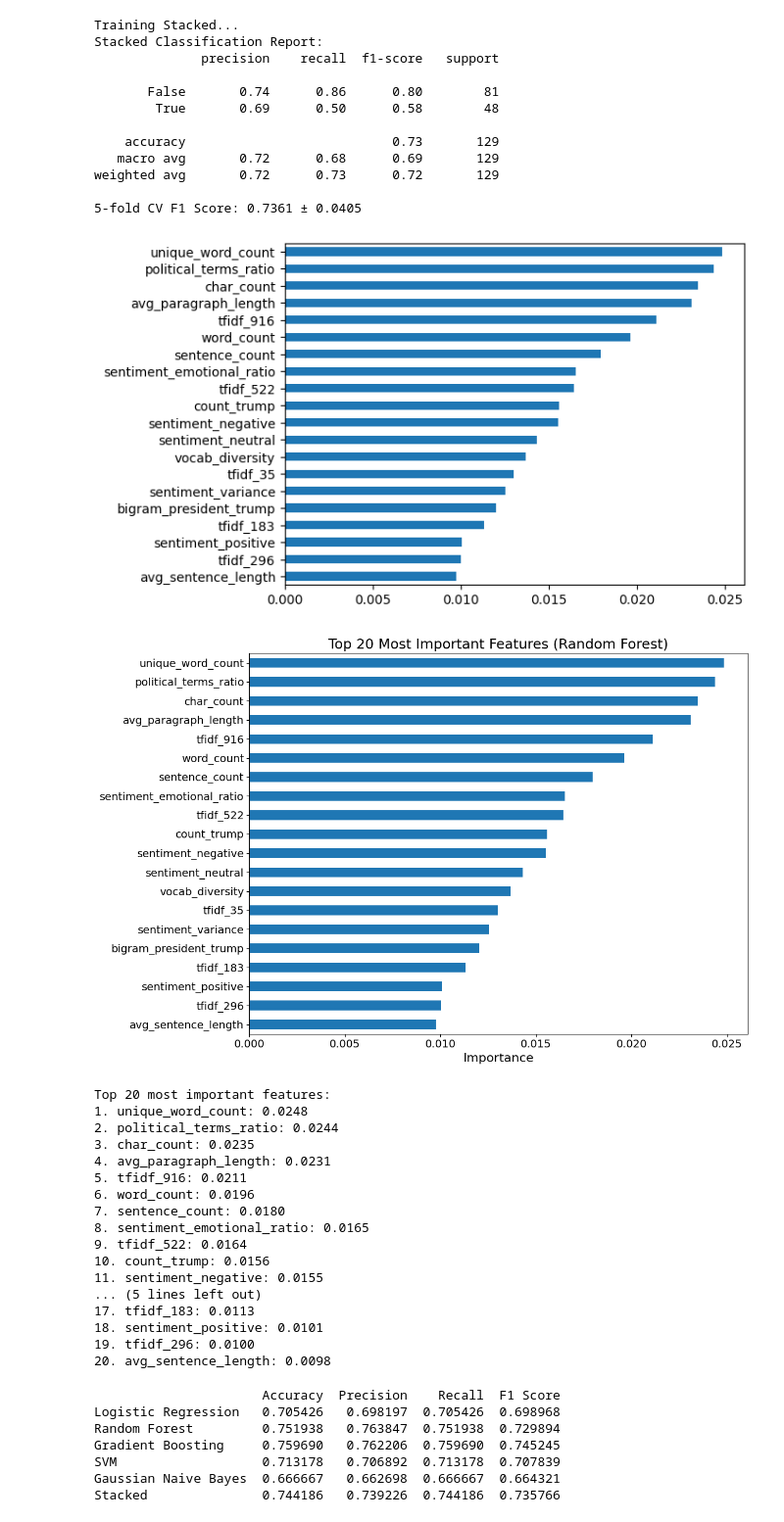
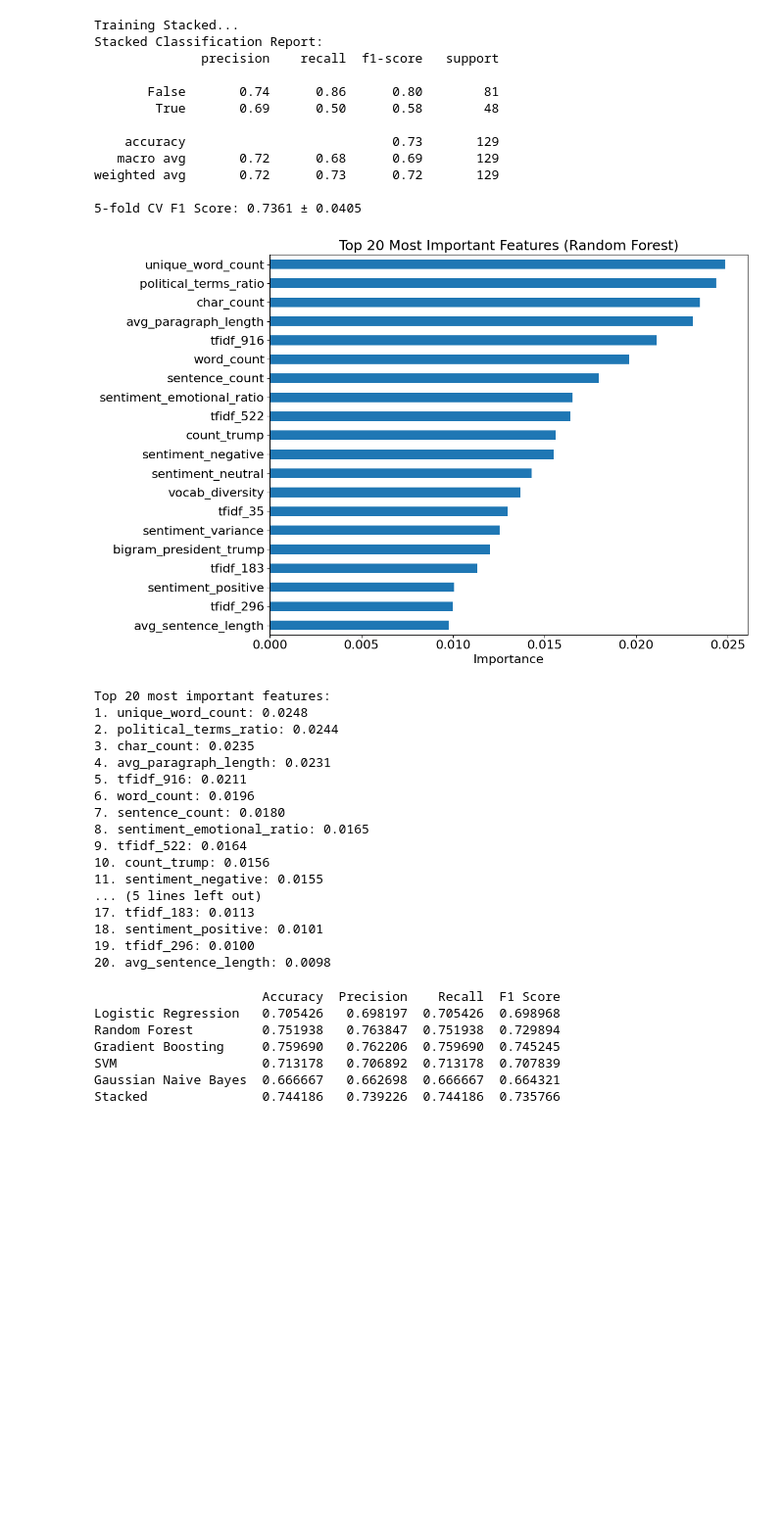
Before and after one commit to dlqnt/DAT550-Project, a Jupyter notebook: model_training.ipynb, the cells around one changed output. Shown: that part at 98% size. Saved outputs shown, nothing was run; the diff lists cells and outputs as text; code cells hidden in the pictures; blank space fills up the shorter version.

Commit message:
only one plot top 20 now

```diff
--- a/model_training.ipynb
+++ b/model_training.ipynb
@@ -303,31 +303,27 @@ weighted avg       0.72      0.73      0.72       129
 # %%
 # Analyze feature importance from the Random Forest model
 if 'Random Forest' in results:
     rf_model = results['Random Forest']['model']
     feature_importances = pd.Series(rf_model.feature_importances_, index=X_train_selected.columns)
     top_20_features = feature_importances.nlargest(20)
-    top_20_features.sort_values().plot(kind='barh')
 
     plt.figure(figsize=(12, 8))
 
     ax = top_20_features.sort_values().plot(kind='barh')
-    ax.tick_params(axis='y', labelsize=14)
-    ax.tick_params(axis='x', labelsize=14)
+    ax.tick_params(axis='y', labelsize=16)
+    ax.tick_params(axis='x', labelsize=16)
     ax.set_title('Top 20 Most Important Features (Random Forest)', fontsize=18)
     ax.set_xlabel('Importance', fontsize=16)
-    # if you have a ylabel:
-    # ax.set_ylabel('Feature', fontsize=16)
 
     plt.tight_layout()
-    plt.savefig(os.path.join(models_dir, 'top_20_features_bigfont.png'), dpi=300)
+    plt.savefig(os.path.join(models_dir, 'top_20_features.png'), dpi=300)
     plt.show()
 
     print("Top 20 most important features:")
     for i, (feature, importance) in enumerate(top_20_features.items(), 1):
         print(f"{i}. {feature}: {importance:.4f}")
 # %% [output]
-[figure, old version]
+[figure, new version]
-[figure, removed]
 Top 20 most important features:
 1. unique_word_count: 0.0248
 2. political_terms_ratio: 0.0244
```
